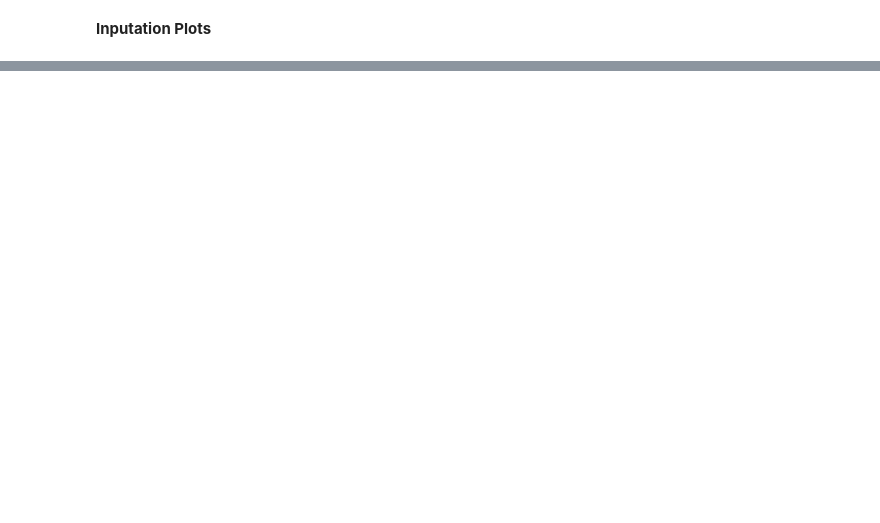
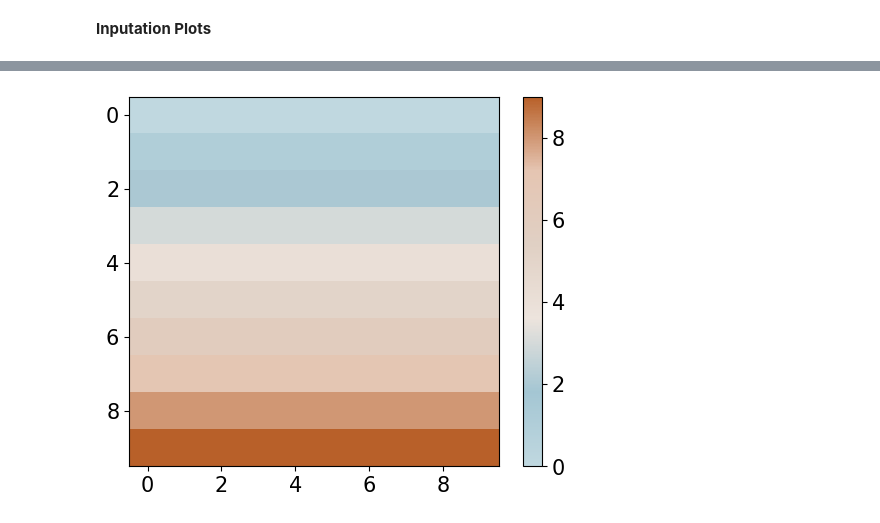
Before and after one commit to brandonlpanos/mvts, a Jupyter notebook: src/plotting.ipynb, the cells around one changed output, grey strips where cells are left out. Drawn from its saved outputs; the diff is of its cells as text; code cells hidden in the pictures; blank space fills up the shorter version.

```diff
--- a/src/plotting.ipynb
+++ b/src/plotting.ipynb
@@ -131,2 +145,14 @@ plt.show()
+# %%
+x, mask, _ = next(iter(val_dataloader))
+padding_mask = find_padding_masks(x)
+x = torch.nan_to_num(x)
+x_masked = x * mask
+target_masks = ~mask
+x = x.to(device)
+x_masked = x_masked.to(device)
+target_masks = target_masks.to(device)
+padding_mask = padding_mask.to(device)
+y_hat, _ = model(x_masked, padding_mask)
+x_masked[x_masked == 0]  = np.nan
 # %%
 # Create a custome color map
@@ -248,0 +166,44 @@ plt.show()
+# %%
+import pickle
+import matplotlib.pyplot as plt
+from matplotlib.colors import LinearSegmentedColormap
+
+# Load the custom color values from the pickle file
+with open('/Users/brandonlpanos/my_colors.pkl', 'rb') as f:
+    my_colors = pickle.load(f)
+
+my_colors  = {
+    'light_blue': '#C0D8E0',
+    'dark_blue': '#A4C6D3',
+    'light_brown': '#EDE4DD',
+    'dark_brown': '#E0D0C4',
+    'burn_brick': '#E5C5B2',
+    'dark_brick': '#B86029'}
+
+# Extract the hex color values from the dictionary
+hex_colors = [color for name, color in my_colors.items()]
+
+# Create a normalized array of values ranging from 0 to 1
+values = [i / (len(hex_colors) - 1) for i in range(len(hex_colors))]
+
+# Create a dictionary to define the color map
+color_dict = {'red': [], 'green': [], 'blue': []}
+
+# Populate the color dictionary with the RGB values
+for val, hex_color in zip(values, hex_colors):
+    hex_color = hex_color.lstrip('#')  # Remove the '#' character
+    rgb_color = tuple(int(hex_color[i:i+2], 16) / 255 for i in (0, 2, 4))
+    color_dict['red'].append((val, rgb_color[0], rgb_color[0]))
+    color_dict['green'].append((val, rgb_color[1], rgb_color[1]))
+    color_dict['blue'].append((val, rgb_color[2], rgb_color[2]))
+
+# Create the custom color map
+custom_cmap = LinearSegmentedColormap('CustomMap', color_dict)
+
+# Example usage: plot a gradient using the custom color map
+data = [[i for _ in range(10)] for i in range(10)]
+plt.imshow(data, cmap=custom_cmap)
+plt.colorbar()
+plt.show()
+# %% [output]
+[figure, added]
```
Also changed, not shown: parts of 8 cells of this notebook.
